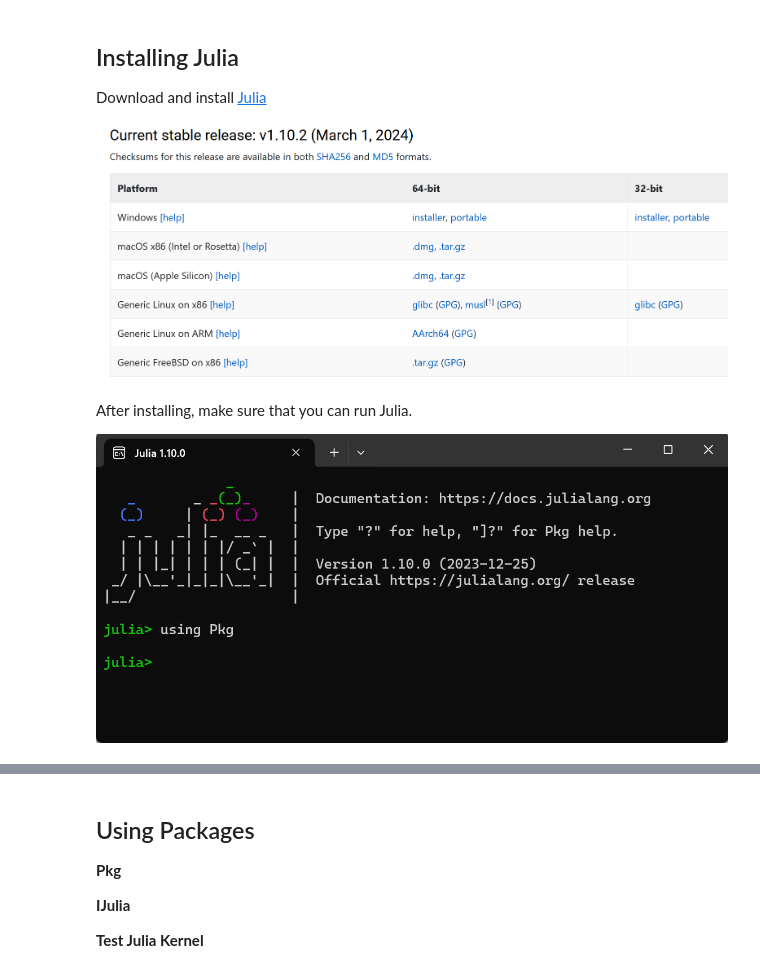
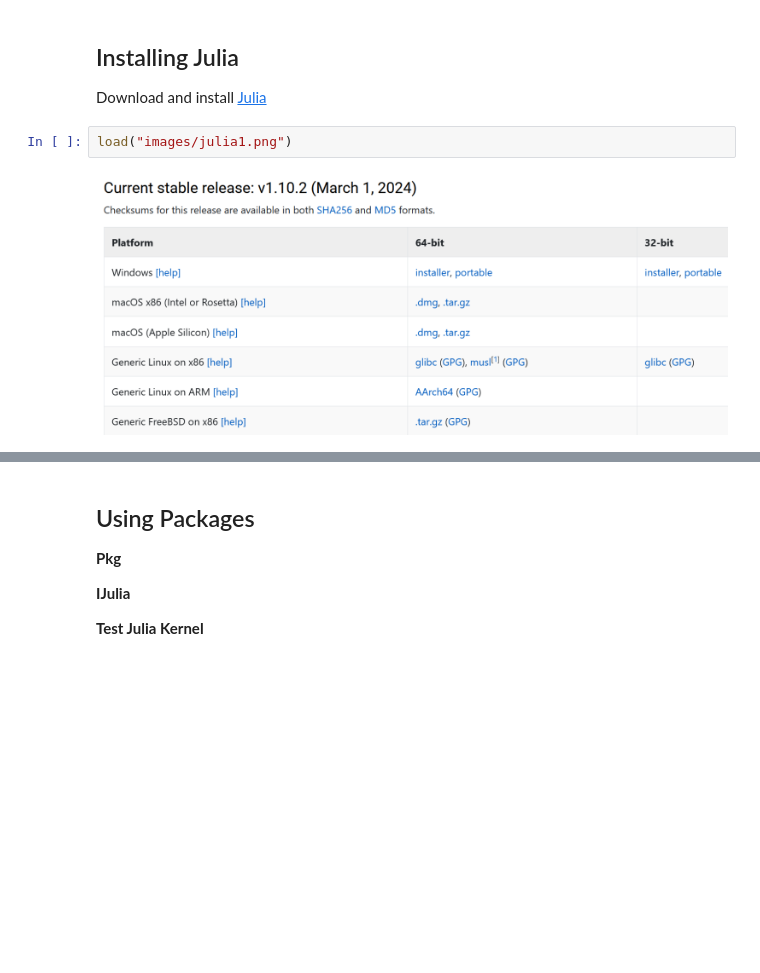
Before and after one commit to felixordonez/ComputationalEconomicsJulia, a Jupyter notebook: 0_software_installation.ipynb, the cells around one changed output, grey strips where cells are left out. Saved outputs shown, nothing was run; the diff lists cells and outputs as text; blank space fills up the shorter version.

```diff
--- a/0_software_installation.ipynb
+++ b/0_software_installation.ipynb
@@ -16,10 +39,7 @@
 ## Installing Julia
 
 Download and install [Julia](https://julialang.org/)
-
-![image.png](attachment:image.png)
-
-
-After installing, make sure that you can run Julia.
-
-![image-2.png](attachment:image-2.png)
+# %%
+load("images/julia1.png")
+# %% [output]
+[figure, added]
```
Also changed, not shown: parts of 10 cells of this notebook, 20 other files.
